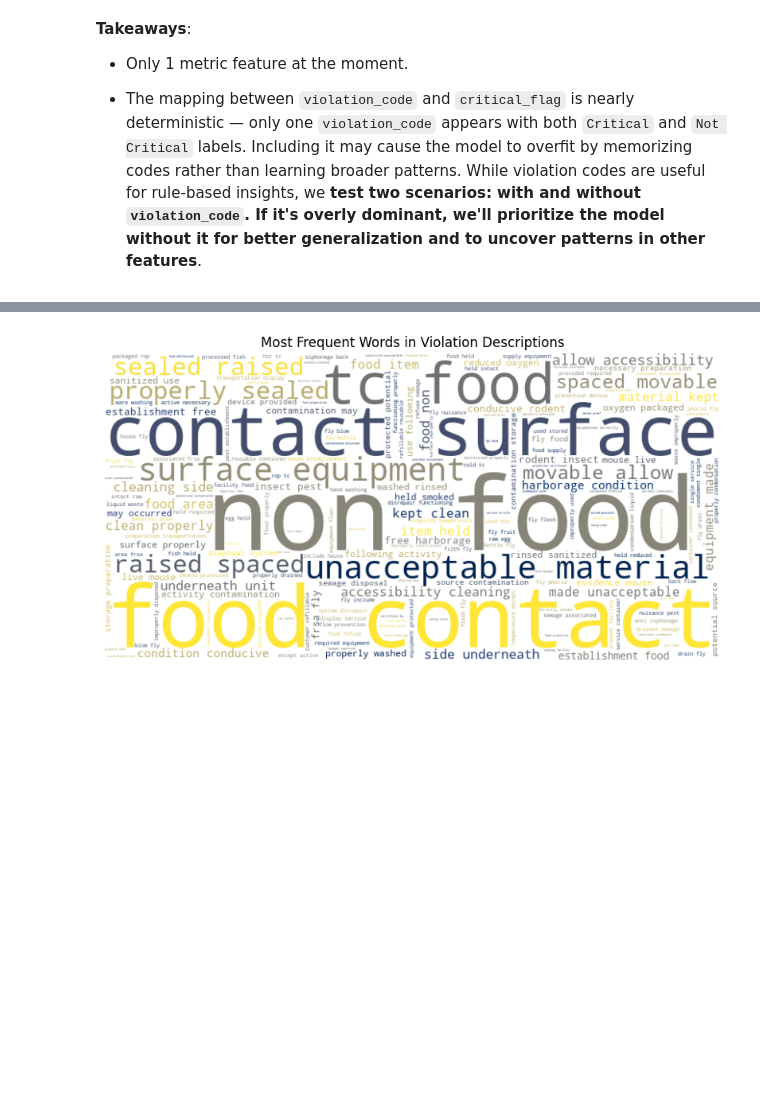
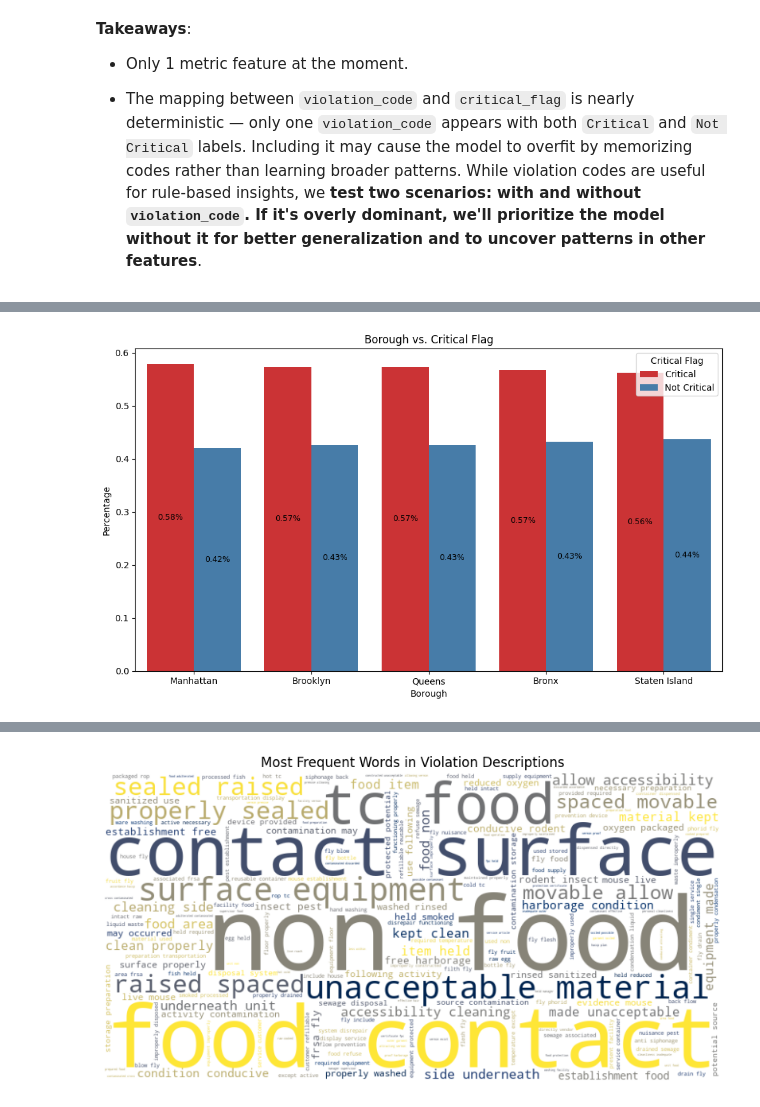
Before and after one commit to dfranco-projects/nyc-restaurant-risk, a Jupyter notebook: notebooks/02_eda.ipynb, the cells around one changed output, grey strips where cells are left out. Saved outputs shown, nothing was run; the diff lists cells and outputs as text; code cells hidden in the pictures; blank space fills up the shorter version.

```diff
--- a/notebooks/02_eda.ipynb
+++ b/notebooks/02_eda.ipynb
@@ -603,32 +626,45 @@ fig.show()
 # %%
-# Crosstab with row-wise normalization (percentages per cuisine)
+# Compute row-wise normalized crosstab (percentages per borough)
 boro_crit_pct = pd.crosstab(
     gdf['boro'],
     gdf['critical_flag'],
     normalize='index'
 ).reset_index()
 
-# Melt to long format for plotly
-boro_crit_pct = boro_crit_pct.melt(id_vars='boro', var_name='critical_flag', value_name='percentage')
+# Melt to long format
+boro_crit_pct = boro_crit_pct.melt(
+    id_vars='boro',
+    var_name='critical_flag',
+    value_name='percentage'
+)
 
-# Bar chart with percentage labels
-fig = px.bar(
-    boro_crit_pct,
+# Sort boroughs by critical percentage (optional)
+boro_order = (
+    boro_crit_pct[boro_crit_pct['critical_flag'] == 'Critical']
+    .sort_values('percentage', ascending=False)['boro']
+)
+
+# Plot
+plt.figure(figsize=(10, 6))
+barplot = sns.barplot(
+    data=boro_crit_pct,
     x='boro',
     y='percentage',
-    color='critical_flag',
-    title='Borough vs. Critical Flag',
-    text='percentage',
-    color_discrete_sequence=px.colors.qualitative.Set1
+    hue='critical_flag',
+    order=boro_order,
+    palette='Set1'
 )
 
-fig.update_traces(texttemplate='%{text:.1%}', textposition='inside')
-fig.update_layout(
-    xaxis={'categoryorder': 'total descending'},
-    yaxis_tickformat='.0%',
-    barmode='stack',
-    height=600
-)
+# Annotate bars
+for container in barplot.containers:
+    barplot.bar_label(container, fmt='%.2f%%', label_type='center', fontsize=9)
 
-fig.show()
+plt.title('Borough vs. Critical Flag')
+plt.xlabel('Borough')
+plt.ylabel('Percentage')
+plt.legend(title='Critical Flag')
+plt.tight_layout()
+plt.show()
+# %% [output]
+[figure, added]
 # %%
```
Also changed, not shown: parts of 9 cells of this notebook.
